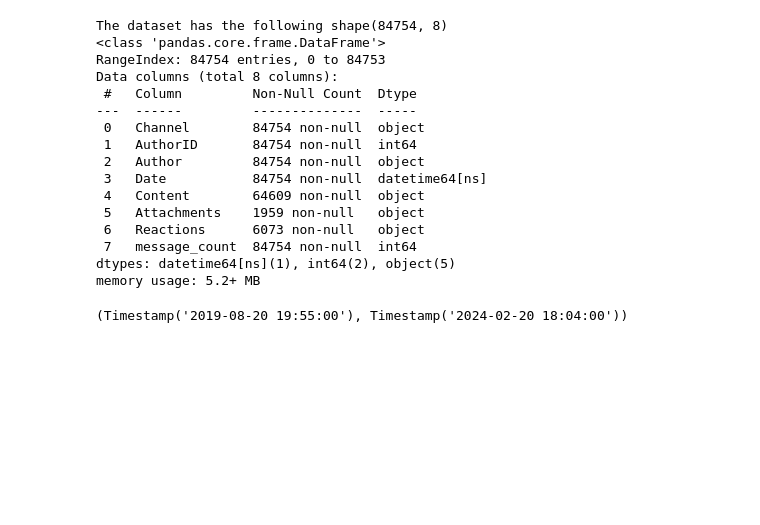
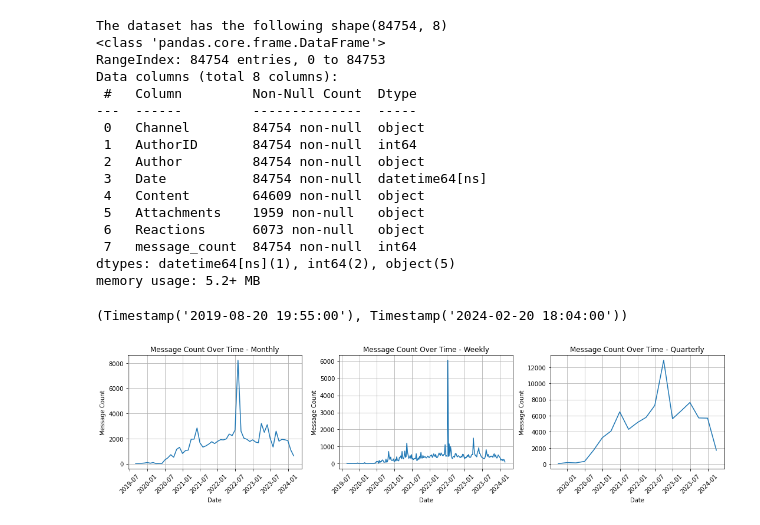
Before and after one commit to MarcLlopart/Discord-Community-Dynamics, a Jupyter notebook: EDA.ipynb, the cells around one changed output. Saved outputs shown, nothing was run; the diff lists cells and outputs as text; code cells hidden in the pictures; blank space fills up the shorter version.

```diff
--- a/EDA.ipynb
+++ b/EDA.ipynb
@@ -5,5 +7,5 @@ import matplotlib.pyplot as plt
 # %%
-ocean_discord = pd.read_csv('oceandiscord.csv')
+ocean_discord = pd.read_csv('data/oceandiscord.csv')
 ocean_discord.head(5)
 # %% [output]
 |  | Channel | AuthorID | Author | Date | Content | Attachments | Reactions |
@@ -39,3 +41,42 @@ memory usage: 5.2+ MB
 ocean_discord.Date.min(), ocean_discord.Date.max()
 # %% [output]
 (Timestamp('2019-08-20 19:55:00'), Timestamp('2024-02-20 18:04:00'))
+# %%
+df_monthly = ocean_discord.groupby([pd.Grouper(key='Date', freq='M')]).size().reset_index(name='Message_Count')
+df_weekly = ocean_discord.groupby([pd.Grouper(key='Date', freq='W')]).size().reset_index(name='Message_Count')
+df_quarterly = ocean_discord.groupby([pd.Grouper(key='Date', freq='Q')]).size().reset_index(name='Message_Count')
+
+
+temporal_dfs = [df_monthly, df_weekly, df_quarterly]
+temporal_labels = ['Monthly', 'Weekly', 'Quarterly']
+
+# Calculate number of subplots needed
+num_channels = len(temporal_dfs)
+num_rows = (num_channels + 2) // 3  # Ensure we have enough rows for all channels
+
+# Create subplots
+fig, axes = plt.subplots(num_rows, 3, figsize=(15, num_rows*4))  # Adjust figsize as needed
+
+
+# Plotting line chart for each case
+for idx, df in enumerate(temporal_dfs):
+    row = idx // 3
+    col = idx % 3
+    ax = axes[col]
+
+    # Filter data for current channel
+    dates = df['Date'].to_numpy()  # Convert Date column to numpy array
+    message_counts = df['Message_Count'].to_numpy()
+
+    ax.plot(dates, message_counts)
+    ax.set_title(f'Message Count Over Time - {temporal_labels[col]}')
+    ax.set_xlabel('Date')
+    ax.set_ylabel('Message Count')
+    ax.tick_params(axis='x', rotation=45)
+    ax.grid(True)
+
+# Adjust layout
+plt.tight_layout()
+plt.show()
+# %% [output]
+[figure, added]
```
Also changed, not shown: parts of 6 cells of this notebook, 1 other file.
